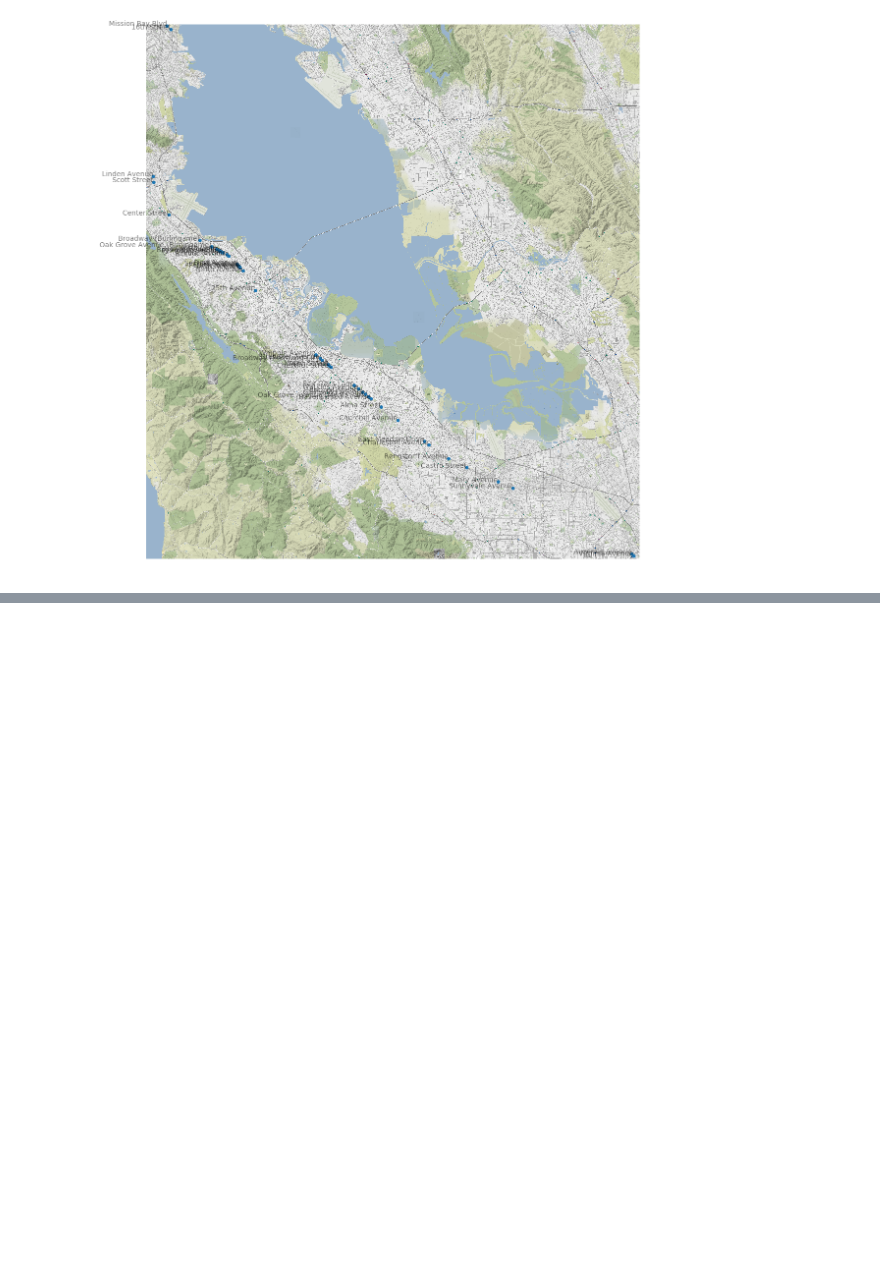
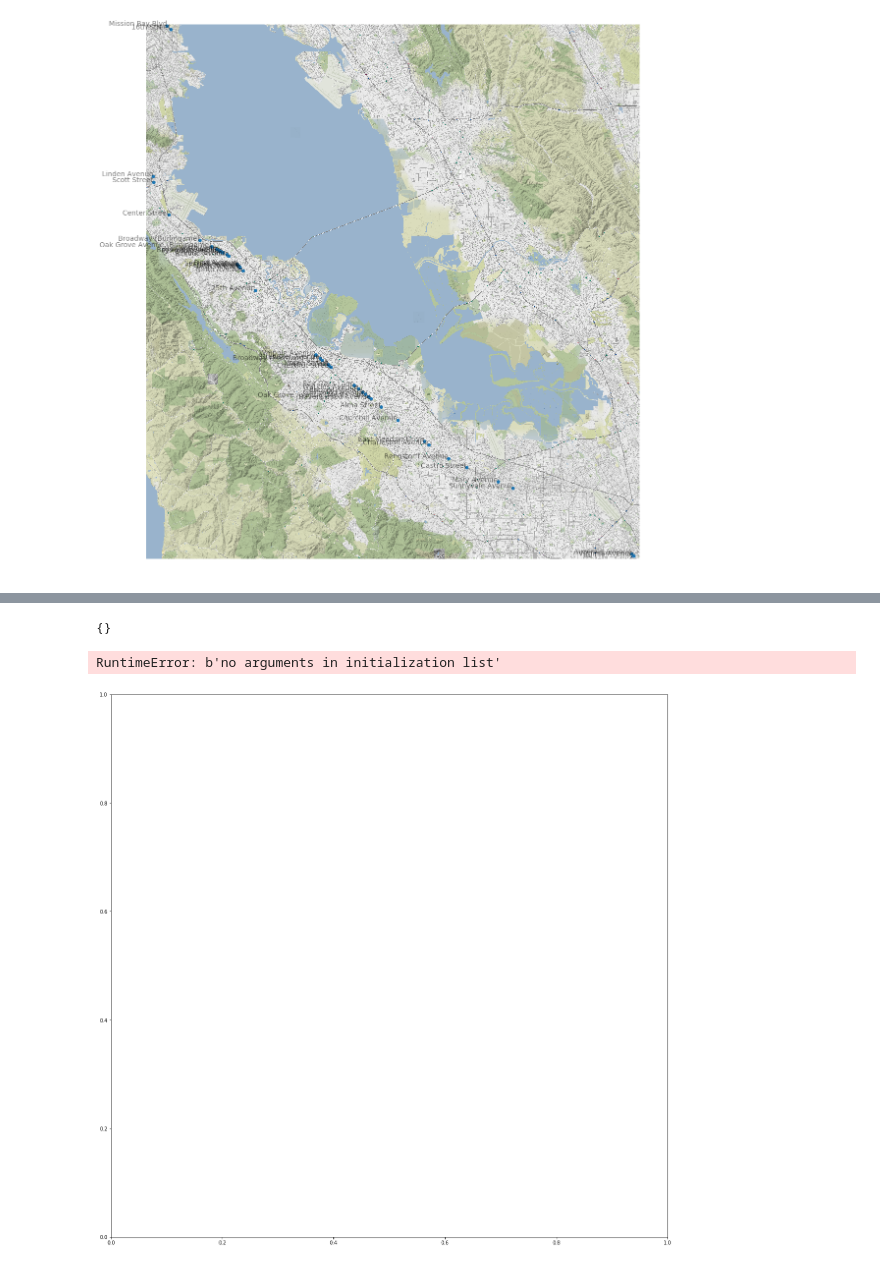
Before and after one commit to sfbrigade/calviz, a Jupyter notebook: that_mpk_file/Caltrain_GIS_visualization.ipynb, the cells around one changed output, grey strips where cells are left out. Drawn from its saved outputs; the diff is of its cells as text; code cells hidden in the pictures; blank space fills up the shorter version.

```diff
--- a/that_mpk_file/Caltrain_GIS_visualization.ipynb
+++ b/that_mpk_file/Caltrain_GIS_visualization.ipynb
@@ -52,0 +85,2 @@ plt.show()
+# %%
+geodf3 = geopandas.read_file("Caltrain_GIS/v105/stationservicearea.gdb/")
@@ -52,0 +96,11 @@ plt.show()
+# %%
+geodf3.crs
+# %% [output]
+{}
+# %%
+fig, ax = plt.subplots(1, figsize=(20, 20))
+ax = map_points(ax, geodf3, zoom = 15)
+plt.show()
+# %% [output]
+RuntimeError: b'no arguments in initialization list'
+[figure, added]
```
Also changed, not shown: parts of 5 cells of this notebook.
